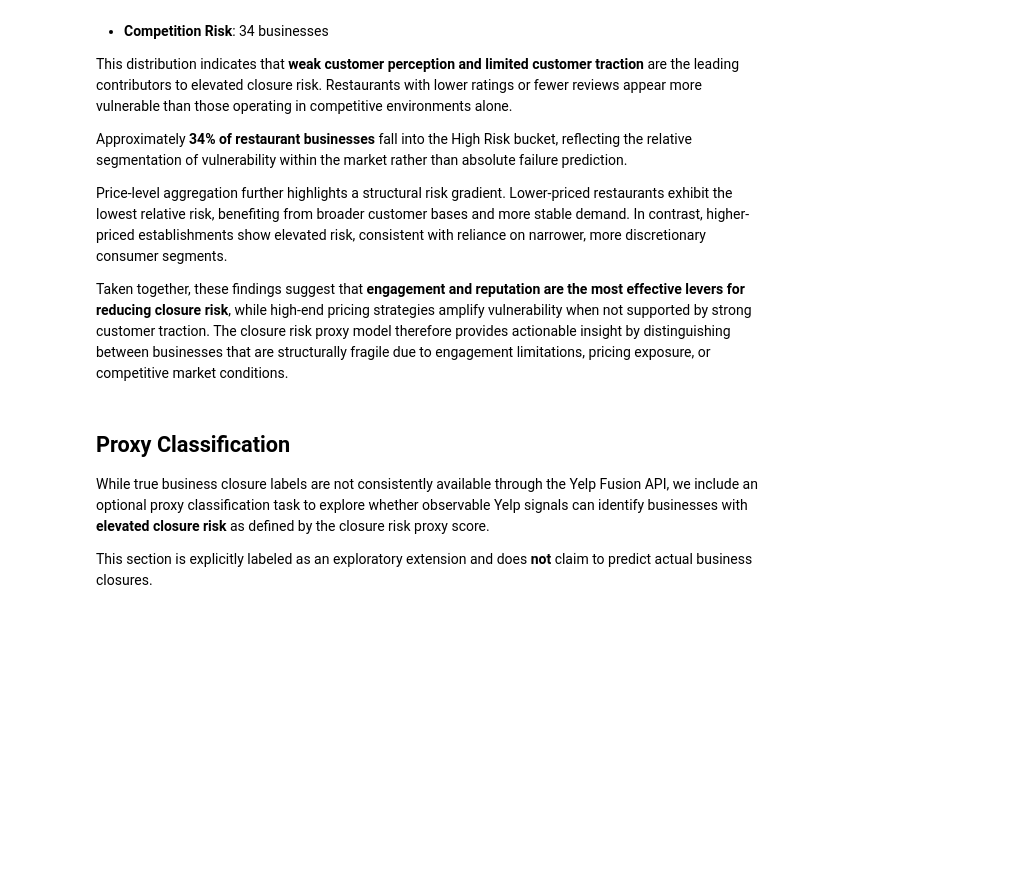
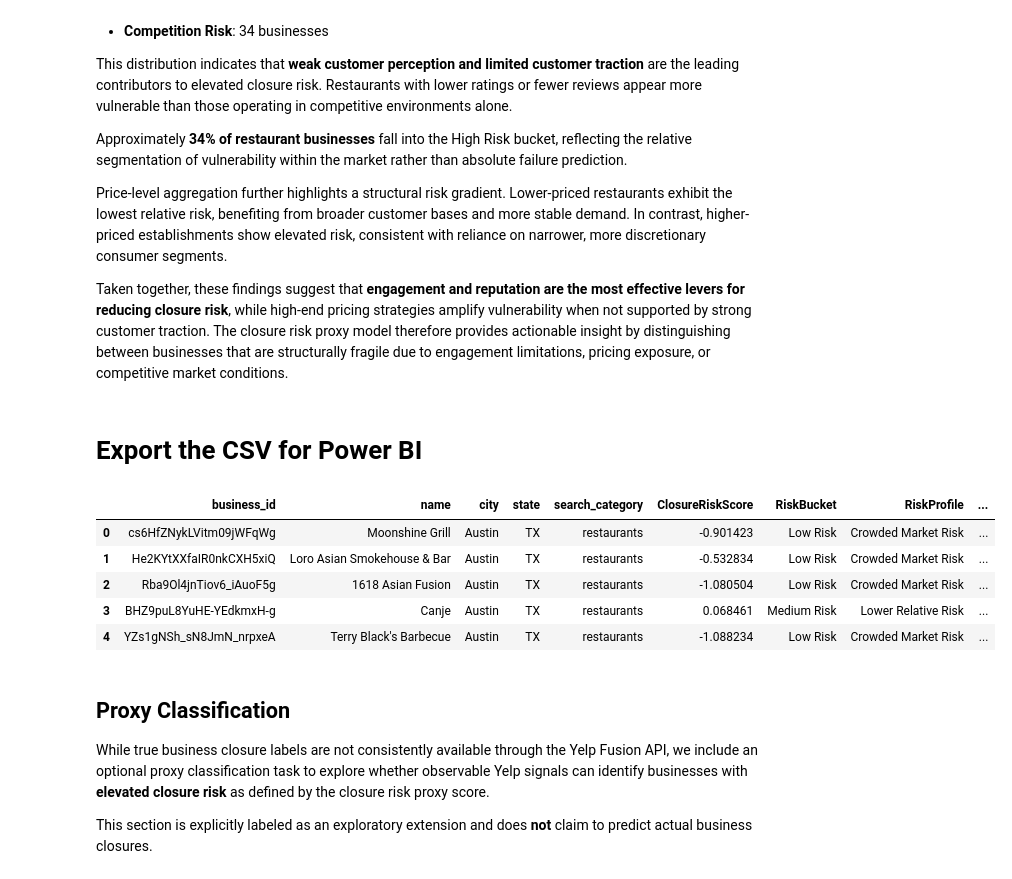
Before and after one commit to nathanho27/Yelp-BI, a Jupyter notebook: MachineLearning/ClosureRiskModel.ipynb, the cells around one changed output. Cells and saved outputs as stored; diff of their text form; code cells hidden in the pictures; blank space fills up the shorter version.

Commit message:
add export to PowerBI and new CSV

```diff
--- a/MachineLearning/ClosureRiskModel.ipynb
+++ b/MachineLearning/ClosureRiskModel.ipynb
@@ -717,3 +717,34 @@ amplify vulnerability when not supported by strong customer traction. The closur
 risk proxy model therefore provides actionable insight by distinguishing between
 businesses that are structurally fragile due to engagement limitations, pricing
 exposure, or competitive market conditions.
+# %% [markdown]
+# Export the CSV for Power BI
+# %%
+PowerBICols = [
+    # Identifiers
+    "business_id",
+    "name",
+    "city",
+    "state",
+    "search_category",
+
+    # Core risk outputs
+    "ClosureRiskScore",
+    "RiskBucket",
+    "RiskProfile",
+
+    # Risk explanation
+    "PrimaryRiskDriver",
+    "EngagementRisk",
+    "RatingRiskComponent",
+    "PriceRiskComponent",
+    "CompetitionRisk",
+
+    # Context
+    "rating",
+    "review_count",
+    "price_level",
+    "MarketDensity",
+    "latitude",
+    "longitude"
+]
@@ -720,3 +755,12 @@ exposure, or competitive market conditions.
+# %%
+df[PowerBICols].head()
+# %% [output]
+|  | business_id | name | city | state | search_category | ClosureRiskScore | RiskBucket | RiskProfile | ... |
+| 0 | cs6HfZNykLVitm09jWFqWg | Moonshine Grill | Austin | TX | restaurants | -0.901423 | Low Risk | Crowded Market Risk | ... |
+| 1 | He2KYtXXfaIR0nkCXH5xiQ | Loro Asian Smokehouse & Bar | Austin | TX | restaurants | -0.532834 | Low Risk | Crowded Market Risk | ... |
+| 2 | Rba9Ol4jnTiov6_iAuoF5g | 1618 Asian Fusion | Austin | TX | restaurants | -1.080504 | Low Risk | Crowded Market Risk | ... |
+| 3 | BHZ9puL8YuHE-YEdkmxH-g | Canje | Austin | TX | restaurants | 0.068461 | Medium Risk | Lower Relative Risk | ... |
+| 4 | YZs1gNSh_sN8JmN_nrpxeA | Terry Black's Barbecue | Austin | TX | restaurants | -1.088234 | Low Risk | Crowded Market Risk | ... |
 # %% [markdown]
 ## Proxy Classification
 
```
Also changed, not shown: parts of 1 cell of this notebook, 1 other file.
